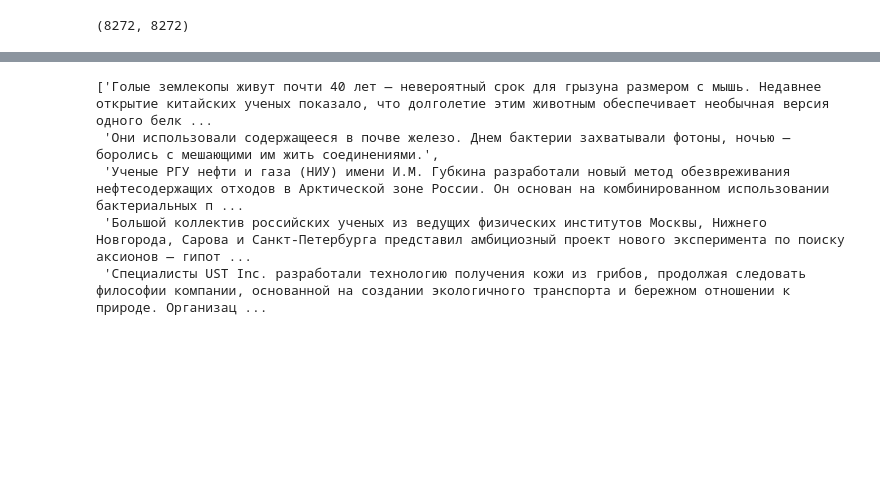
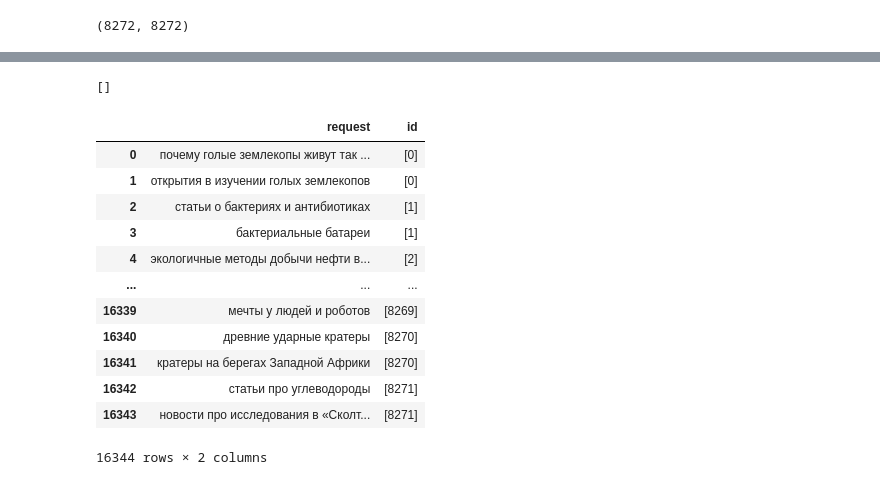
Before and after one commit to VladShajdulin/OTUS_project, a Jupyter notebook: dataset_generation.ipynb, the cells around one changed output, grey strips where cells are left out. Saved outputs shown, nothing was run; the diff lists cells and outputs as text; code cells hidden in the pictures; blank space fills up the shorter version.

```diff
--- a/dataset_generation.ipynb
+++ b/dataset_generation.ipynb
@@ -24,7 +34,0 @@ gen_model = AutoModelForCausalLM.from_pretrained(model_name).to(device)
-# %%
-title = 'Новый гидрогель позволит хранить лекарства вне холодильника на протяжении нескольких недель'
-with open('prompt.txt', 'r', encoding='UTF-8') as f:
-    prompt = f.read()
-
-prompt = prompt + f'{title}\nЗапросы:\n'
-print(prompt)
@@ -49,11 +35,8 @@ print(prompt)
 # %%
-with open('prompt.txt', 'r', encoding='UTF-8') as f:
-    prompt = f.read()
-
 def clean_query(x):
     return [q[4:].strip() for q in x]
 
-def query_generator(titles, prompt, gen_model=gen_model, gen_config=gen_config, tokenizer=tokenizer, device=device):
+def query_generator(titles, prompt, gen_config, gen_model=gen_model, tokenizer=tokenizer, device=device):
     prompts = [prompt + f'{title}\nЗапросы:\n' for title in titles]
     inputs = tokenizer(
         prompts,
@@ -136,10 +96,0 @@ def clean_text(text, pattern=r'[^\w\p{P}]+'):
-# %%
-texts = [clean_text(t) for t in df['annot']]
-passages = [f'passage: {t}' for t in texts]
-texts[:5]
-# %% [output]
-['Голые землекопы живут почти 40 лет — невероятный срок для грызуна размером с мышь. Недавнее открытие китайских ученых показало, что долголетие этим животным обеспечивает необычная версия одного белк ...
- 'Они использовали содержащееся в почве железо. Днем бактерии захватывали фотоны, ночью — боролись с мешающими им жить соединениями.',
- 'Ученые РГУ нефти и газа (НИУ) имени И.М. Губкина разработали новый метод обезвреживания нефтесодержащих отходов в Арктической зоне России. Он основан на комбинированном использовании бактериальных п ...
- 'Большой коллектив российских ученых из ведущих физических институтов Москвы, Нижнего Новгорода, Сарова и Санкт-Петербурга представил амбициозный проект нового эксперимента по поиску аксионов — гипот ...
- 'Специалисты UST Inc. разработали технологию получения кожи из грибов, продолжая следовать философии компании, основанной на создании экологичного транспорта и бережном отношении к природе. Организац ...
@@ -145,0 +132,26 @@ texts[:5]
+# %%
+errors
+# %% [output]
+[]
+# %%
+path = '/content/drive/MyDrive/Colab Notebooks/OTUS_project/req_from_titles.json'
+req_from_titles = pd.read_json(path)
+req_from_titles = req_from_titles[req_from_titles['requests'].map(len) == 2]
+
+first_df = req_from_titles[['requests', 'id']].explode('requests', ignore_index=True).rename(columns={'requests': 'request'})
+first_df['id'] = first_df['id'].map(lambda x: [x])
+first_df
+# %% [output]
+|  | request | id |
+| 0 | почему голые землекопы живут так ... | [0] |
+| 1 | открытия в изучении голых землекопов | [0] |
+| 2 | статьи о бактериях и антибиотиках | [1] |
+| 3 | бактериальные батареи | [1] |
+| 4 | экологичные методы добычи нефти в... | [2] |
+| ... | ... | ... |
+| 16339 | мечты у людей и роботов | [8269] |
+| 16340 | древние ударные кратеры | [8270] |
+| 16341 | кратеры на берегах Западной Африки | [8270] |
+| 16342 | статьи про углеводороды | [8271] |
+| 16343 | новости про исследования в «Сколт... | [8271] |
+16344 rows × 2 columns
```
Also changed, not shown: parts of 16 cells of this notebook, 3 other files.
